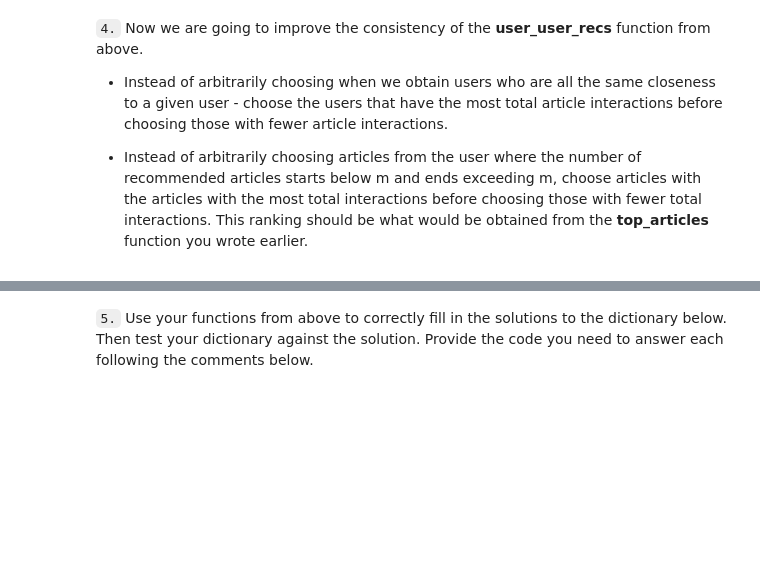
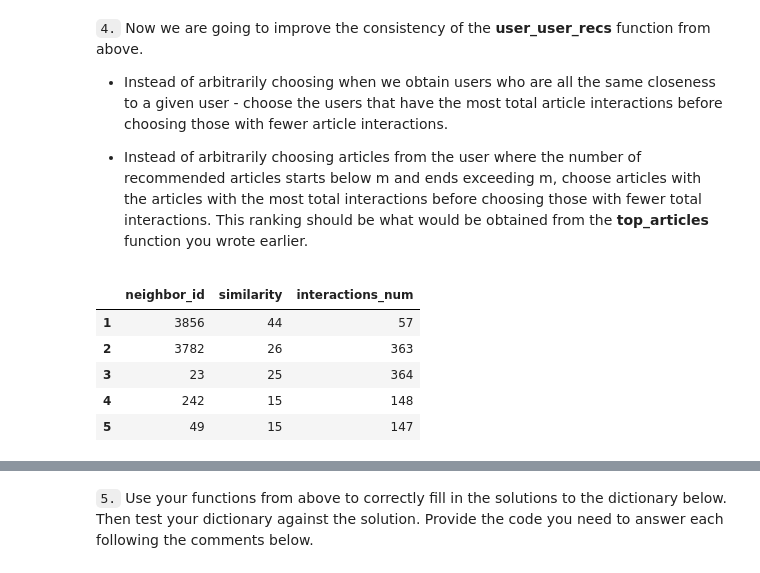
Before and after one commit to 0xArwa/Recommendations-with-IBM, a Jupyter notebook: Recommendations_with_IBM.ipynb, the cells around one changed output, grey strips where cells are left out. Drawn from its saved outputs; the diff is of its cells as text; code cells hidden in the pictures; blank space fills up the shorter version.

```diff
--- a/Recommendations_with_IBM.ipynb
+++ b/Recommendations_with_IBM.ipynb
@@ -374,6 +375,3 @@ You have passed our quick tests!  Please proceed!
 `2.` Complete the function below which should take a user_id and provide an ordered list of the most similar users to that user (from most similar to least similar).  The returned result should not contain the provided user_id, as we know that each user is similar to him/herself. Because the results for each user here are binary, it (perhaps) makes sense to compute similarity as the dot product of two users.
 
 Use the tests to test your function.
-# %%
-user_sim = user_item.dot(user_item.loc[1])
-user_sim.index
@@ -631,0 +610,10 @@ def user_user_recs_part2(user_id, m=10):
+# %%
+# testing the function
+get_top_sorted_users(67).head()
+# %% [output]
+|  | neighbor_id | similarity | interactions_num |
+| 1 | 3856 | 44 | 57 |
+| 2 | 3782 | 26 | 363 |
+| 3 | 23 | 25 | 364 |
+| 4 | 242 | 15 | 148 |
+| 5 | 49 | 15 | 147 |
```
Also changed, not shown: parts of 26 cells of this notebook.
